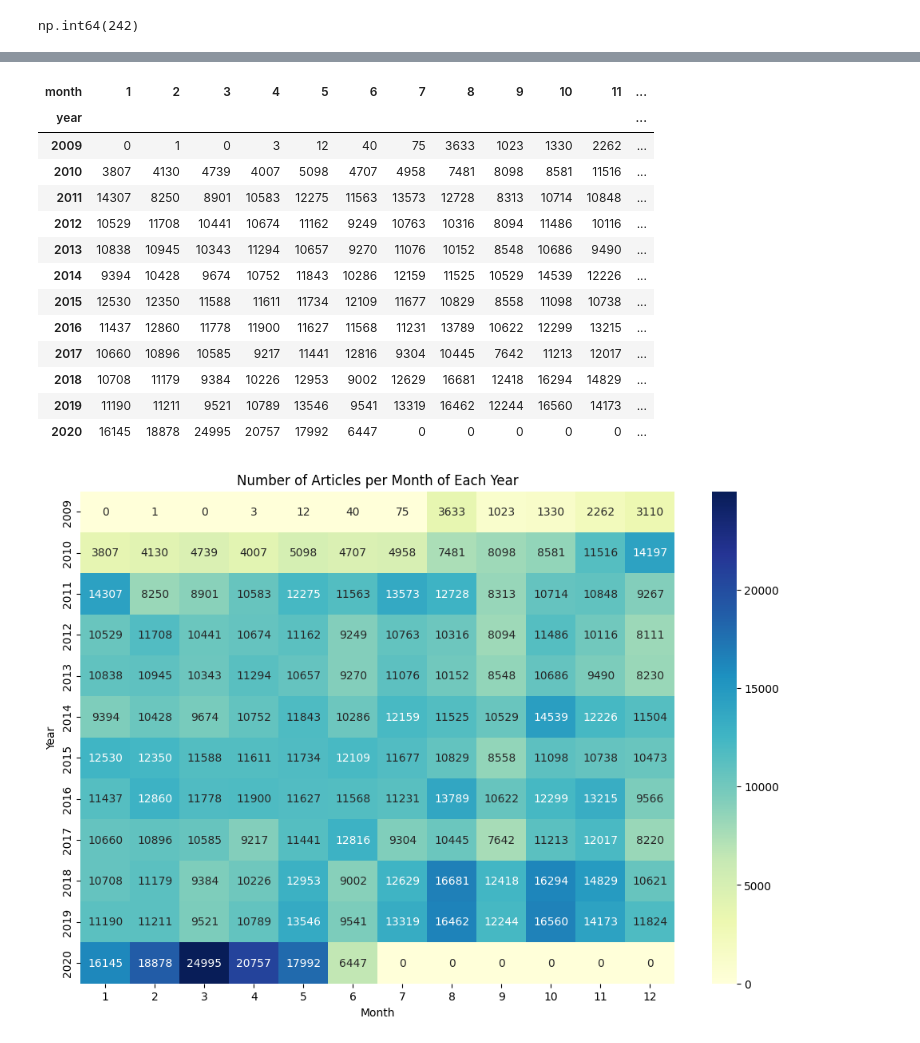
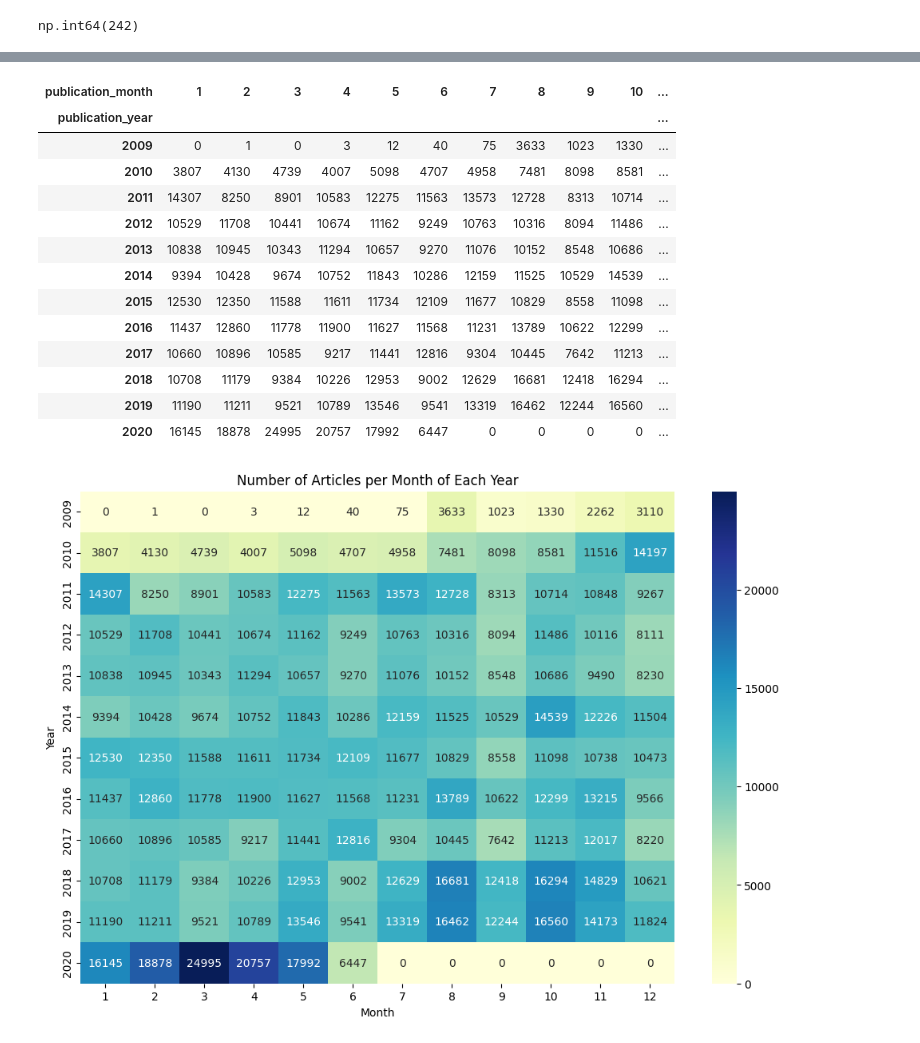
Before and after one commit to Khayo-7/10Academy-Kifiya-Week-1, a Jupyter notebook: notebooks/analyst_ratings_EDA.ipynb, the cells around one changed output, grey strips where cells are left out. Drawn from its saved outputs; the diff is of its cells as text; code cells hidden in the pictures.

```diff
--- a/notebooks/analyst_ratings_EDA.ipynb
+++ b/notebooks/analyst_ratings_EDA.ipynb
@@ -97,2 +47,0 @@ Index(['Unnamed: 0', 'headline', 'url', 'publisher', 'date', 'stock'], dtype='ob
-# %%
-df.drop(columns=['Unnamed: 0'], inplace=True)
@@ -213,9 +189,8 @@ np.int64(242)
 # %%
 # Convert all dates to the same timezone with UTC handling before creating the date range
 df['date'] = pd.to_datetime(df['date'], format='mixed', utc=True)
-
-# Convert all dates to naive datetime objects
-df['date'] = df['date'].dt.tz_localize(None)
+# # Convert all dates to naive datetime objects
+# df['date'] = df['date'].dt.tz_localize(None)
 
 # Now create the date range
 date_range = pd.date_range(start=df['date'].min(), end=df['date'].max(), freq='D')
@@ -254,6 +213,0 @@ df['headline'].apply(len).min(), df['headline'].apply(len).max()
-# %%
-# Headline Length Statistics
-df['headline_length'] = df['headline'].apply(len)
-headline_length_stats = df[['headline_length']].describe()
-
-headline_length_stats
@@ -270,9 +214,10 @@ headline_length_stats
 # %%
 # Analyze the publication dates to see trends over time
-df['date'] = pd.to_datetime(df['date'], format='mixed').dt.normalize()
-df['year'] = df['date'].dt.year
-df['month'] = df['date'].dt.month
-df['day'] = df['date'].dt.day
-df['day_of_week'] = df['date'].dt.dayofweek
+df['publication_year'] = df['date'].dt.year
+df['publication_month'] = df['date'].dt.month
+df['publication_day'] = df['date'].dt.day
+df['publication_weekday'] = df['date'].dt.dayofweek
+df['publication_weekday_name'] = df['date'].dt.day_name()
+df['publication_hour'] = df['date'].dt.hour
 # %%
 # Articles per Year
@@ -362,22 +357,22 @@ plt.show()
 # %%
 # Articles per Month of Each Year
-articles_per_month_year = df.groupby(['year', 'month']).size().unstack(fill_value=0)
+articles_per_month_year = df.groupby(['publication_year', 'publication_month']).size().unstack(fill_value=0)
 articles_per_month_year
 # %% [output]
-| month | 1 | 2 | 3 | 4 | 5 | 6 | 7 | 8 | 9 | 10 | 11 | ... |
-| year |  |  |  |  |  |  |  |  |  |  |  | ... |
-| 2009 | 0 | 1 | 0 | 3 | 12 | 40 | 75 | 3633 | 1023 | 1330 | 2262 | ... |
-| 2010 | 3807 | 4130 | 4739 | 4007 | 5098 | 4707 | 4958 | 7481 | 8098 | 8581 | 11516 | ... |
-| 2011 | 14307 | 8250 | 8901 | 10583 | 12275 | 11563 | 13573 | 12728 | 8313 | 10714 | 10848 | ... |
-| 2012 | 10529 | 11708 | 10441 | 10674 | 11162 | 9249 | 10763 | 10316 | 8094 | 11486 | 10116 | ... |
-| 2013 | 10838 | 10945 | 10343 | 11294 | 10657 | 9270 | 11076 | 10152 | 8548 | 10686 | 9490 | ... |
-| 2014 | 9394 | 10428 | 9674 | 10752 | 11843 | 10286 | 12159 | 11525 | 10529 | 14539 | 12226 | ... |
-| 2015 | 12530 | 12350 | 11588 | 11611 | 11734 | 12109 | 11677 | 10829 | 8558 | 11098 | 10738 | ... |
-| 2016 | 11437 | 12860 | 11778 | 11900 | 11627 | 11568 | 11231 | 13789 | 10622 | 12299 | 13215 | ... |
-| 2017 | 10660 | 10896 | 10585 | 9217 | 11441 | 12816 | 9304 | 10445 | 7642 | 11213 | 12017 | ... |
-| 2018 | 10708 | 11179 | 9384 | 10226 | 12953 | 9002 | 12629 | 16681 | 12418 | 16294 | 14829 | ... |
-| 2019 | 11190 | 11211 | 9521 | 10789 | 13546 | 9541 | 13319 | 16462 | 12244 | 16560 | 14173 | ... |
-| 2020 | 16145 | 18878 | 24995 | 20757 | 17992 | 6447 | 0 | 0 | 0 | 0 | 0 | ... |
+| publication_month | 1 | 2 | 3 | 4 | 5 | 6 | 7 | 8 | 9 | 10 | ... |
+| publication_year |  |  |  |  |  |  |  |  |  |  | ... |
+| 2009 | 0 | 1 | 0 | 3 | 12 | 40 | 75 | 3633 | 1023 | 1330 | ... |
+| 2010 | 3807 | 4130 | 4739 | 4007 | 5098 | 4707 | 4958 | 7481 | 8098 | 8581 | ... |
+| 2011 | 14307 | 8250 | 8901 | 10583 | 12275 | 11563 | 13573 | 12728 | 8313 | 10714 | ... |
+| 2012 | 10529 | 11708 | 10441 | 10674 | 11162 | 9249 | 10763 | 10316 | 8094 | 11486 | ... |
+| 2013 | 10838 | 10945 | 10343 | 11294 | 10657 | 9270 | 11076 | 10152 | 8548 | 10686 | ... |
+| 2014 | 9394 | 10428 | 9674 | 10752 | 11843 | 10286 | 12159 | 11525 | 10529 | 14539 | ... |
+| 2015 | 12530 | 12350 | 11588 | 11611 | 11734 | 12109 | 11677 | 10829 | 8558 | 11098 | ... |
+| 2016 | 11437 | 12860 | 11778 | 11900 | 11627 | 11568 | 11231 | 13789 | 10622 | 12299 | ... |
+| 2017 | 10660 | 10896 | 10585 | 9217 | 11441 | 12816 | 9304 | 10445 | 7642 | 11213 | ... |
+| 2018 | 10708 | 11179 | 9384 | 10226 | 12953 | 9002 | 12629 | 16681 | 12418 | 16294 | ... |
+| 2019 | 11190 | 11211 | 9521 | 10789 | 13546 | 9541 | 13319 | 16462 | 12244 | 16560 | ... |
+| 2020 | 16145 | 18878 | 24995 | 20757 | 17992 | 6447 | 0 | 0 | 0 | 0 | ... |
 # %%
 # Plotting the number of articles per month of each year
 plt.figure(figsize=(12, 8))
```
Also changed, not shown: parts of 56 cells of this notebook, 12 other files.
